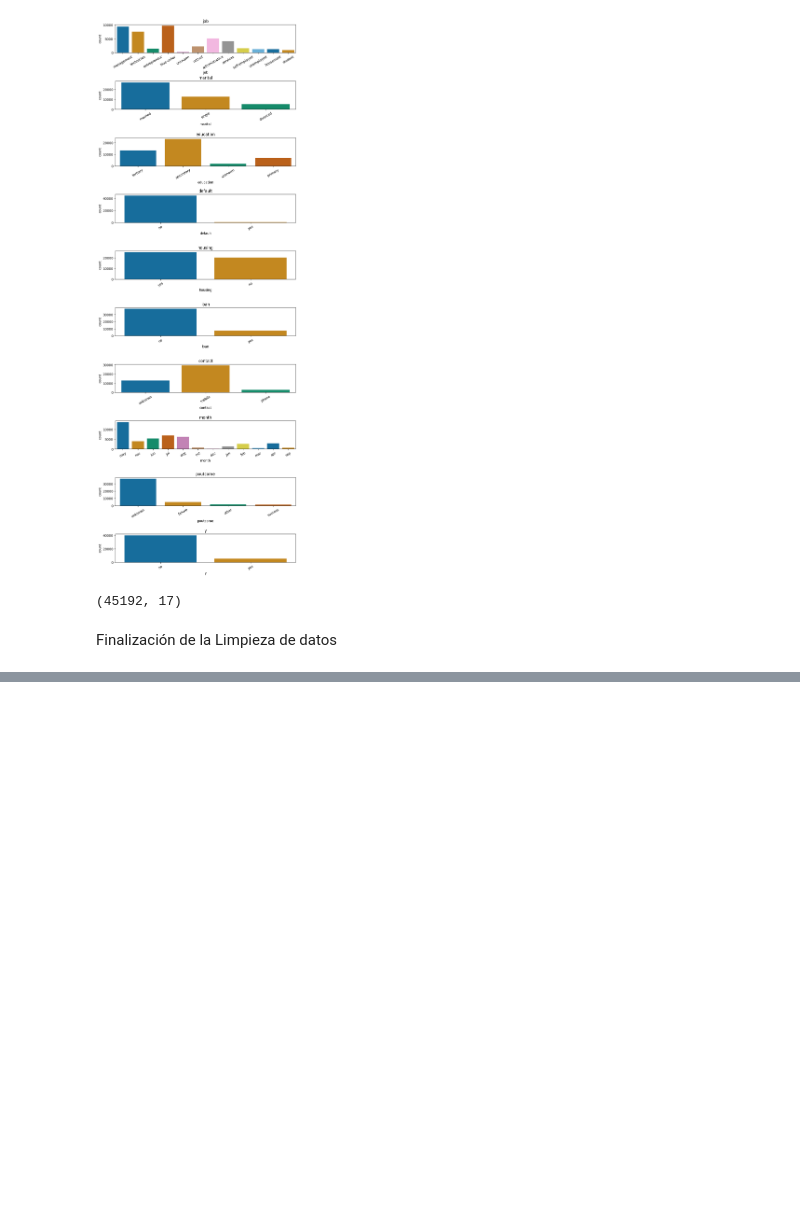
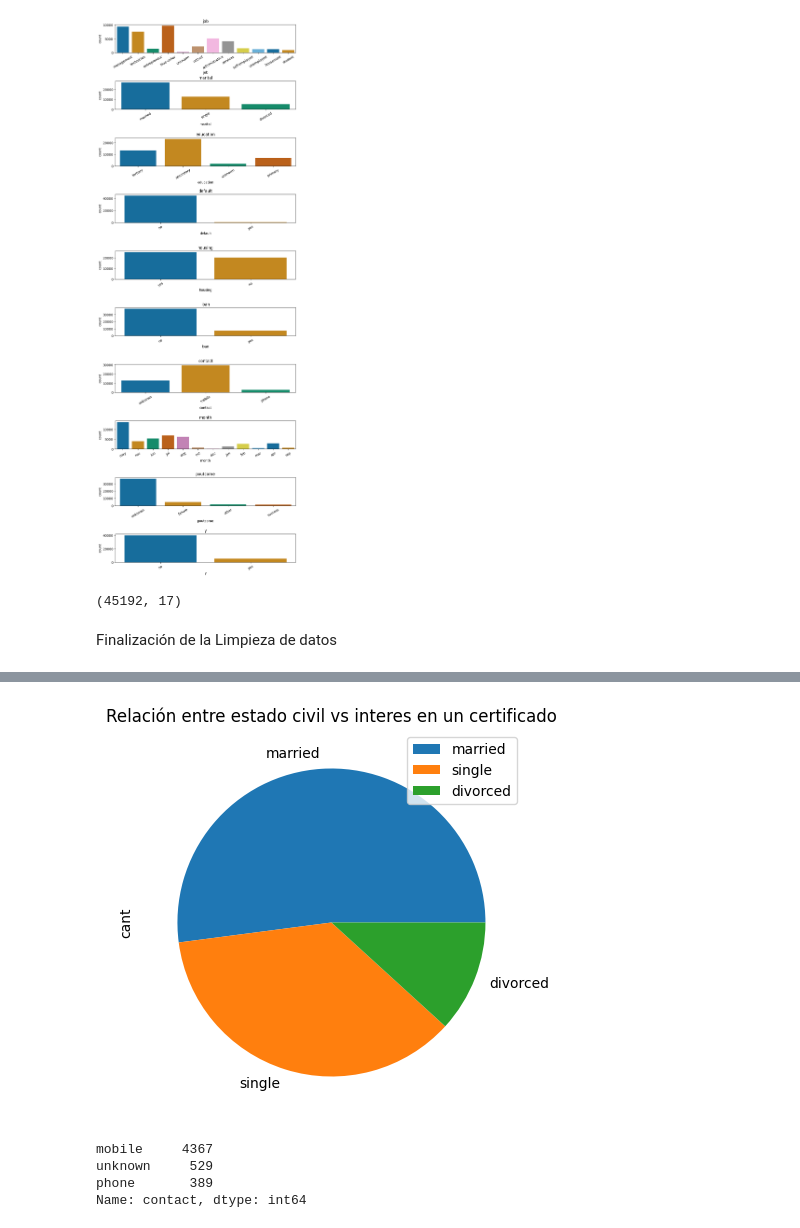
Before and after one commit to JessicaS94/TalentoTech-, a Jupyter notebook: Limpieza_de_Datos.ipynb, the cells around one changed output, grey strips where cells are left out. Drawn from its saved outputs; the diff is of its cells as text; code cells hidden in the pictures; blank space fills up the shorter version.

```diff
--- a/Limpieza_de_Datos.ipynb
+++ b/Limpieza_de_Datos.ipynb
@@ -441,0 +510,18 @@ Data.to_csv(ruta, index=False)
+# %%
+df_estado_civil = pd.DataFrame({'cant': [2752, 1911, 622]}, index=['married', 'single', 'divorced'])
+
+plot = df_estado_civil.plot.pie(y='cant', figsize=(5,5))
+plt.title('Relación entre estado civil vs interes en un certificado')
+plt.show()
+# %% [output]
+[figure, added]
+# %%
+# 6. ¿Cuál es la distribución del medio de contacto más frecuente de los clientes interesados en adquirir el certificado de depósito?
+
+contacto = Data[Data['y'] == 'yes'].contact.value_counts()
+print(contacto)
+# %% [output]
+mobile     4367
+unknown     529
+phone       389
+Name: contact, dtype: int64
```
Also changed, not shown: parts of 15 cells of this notebook.
